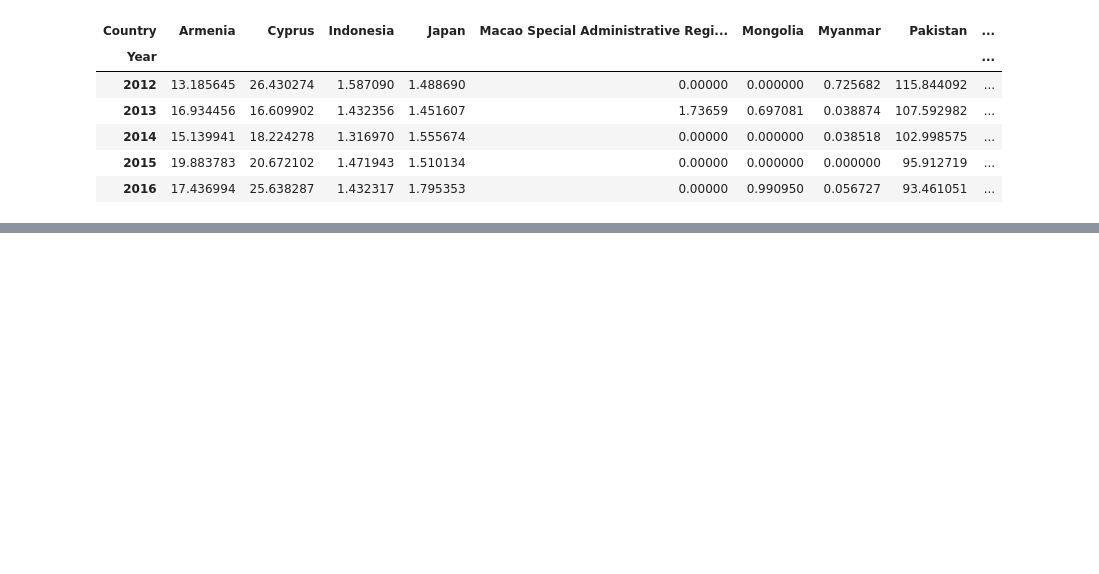
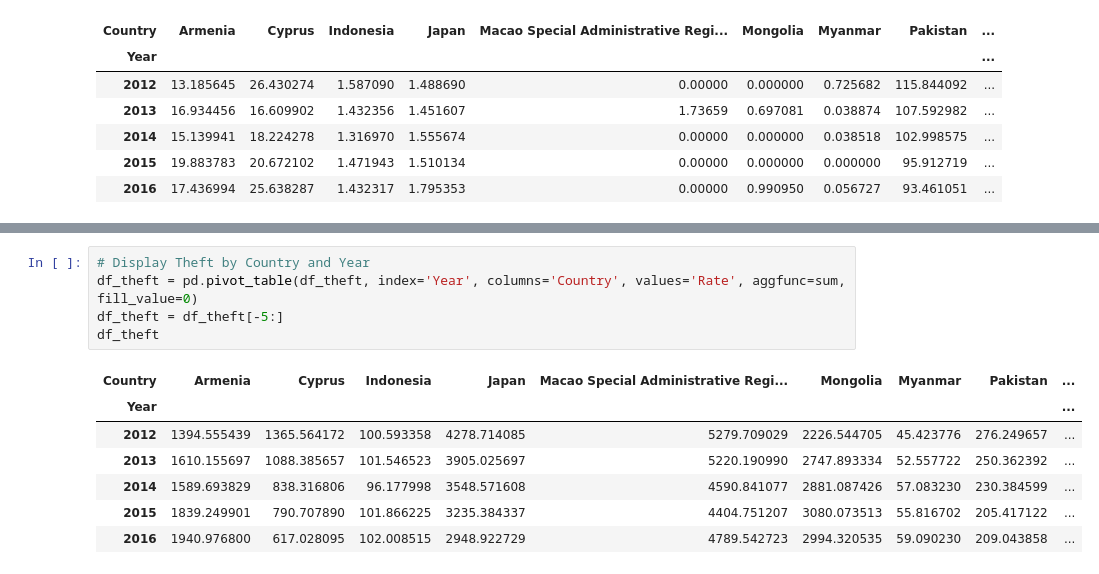
Before and after one commit to martinrein/Crimes-In-Asia-Analysis, a Jupyter notebook: main.ipynb, the cells around one changed output, grey strips where cells are left out. Saved outputs shown, nothing was run; the diff lists cells and outputs as text; blank space fills up the shorter version.

```diff
--- a/main.ipynb
+++ b/main.ipynb
@@ -573,0 +916,13 @@ Source: [Pakistani Taliban Gaining More Resources From Kidnapping](https://www.n
+# %%
+# Display Theft by Country and Year
+df_theft = pd.pivot_table(df_theft, index='Year', columns='Country', values='Rate', aggfunc=sum, fill_value=0)
+df_theft = df_theft[-5:]
+df_theft
+# %% [output]
+| Country | Armenia | Cyprus | Indonesia | Japan | Macao Special Administrative Regi... | Mongolia | Myanmar | Pakistan | ... |
+| Year |  |  |  |  |  |  |  |  | ... |
+| 2012 | 1394.555439 | 1365.564172 | 100.593358 | 4278.714085 | 5279.709029 | 2226.544705 | 45.423776 | 276.249657 | ... |
+| 2013 | 1610.155697 | 1088.385657 | 101.546523 | 3905.025697 | 5220.190990 | 2747.893334 | 52.557722 | 250.362392 | ... |
+| 2014 | 1589.693829 | 838.316806 | 96.177998 | 3548.571608 | 4590.841077 | 2881.087426 | 57.083230 | 230.384599 | ... |
+| 2015 | 1839.249901 | 790.707890 | 101.866225 | 3235.384337 | 4404.751207 | 3080.073513 | 55.816702 | 205.417122 | ... |
+| 2016 | 1940.976800 | 617.028095 | 102.008515 | 2948.922729 | 4789.542723 | 2994.320535 | 59.090230 | 209.043858 | ... |
```
Also changed, not shown: parts of 16 cells of this notebook.
